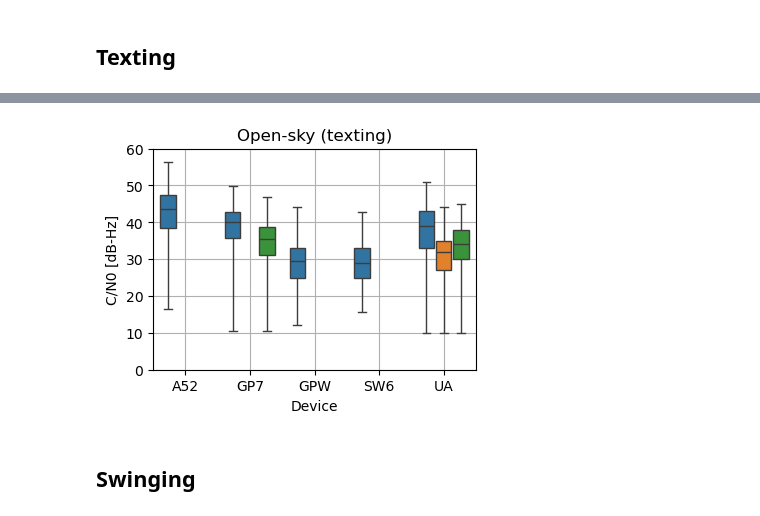
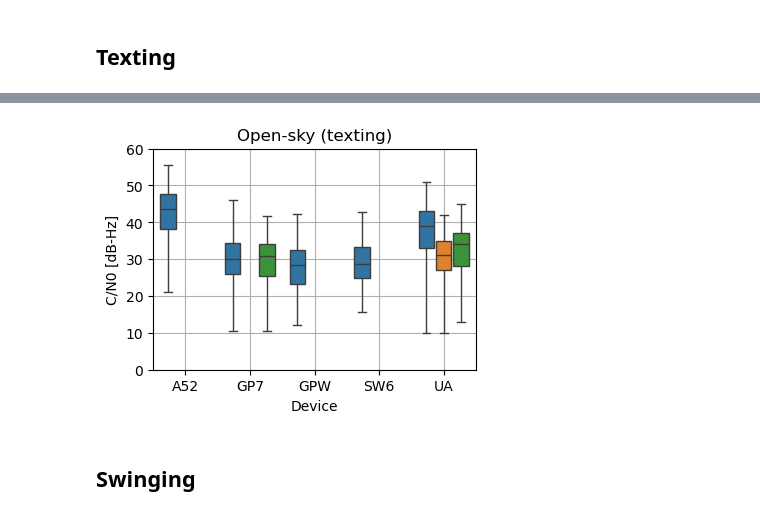
Before and after one commit to agrenier-gnss/MimirAnalyzer, a Jupyter notebook: 2024_Dataset_GEOLOC/measurement_analysis.ipynb, the cells around one changed output, grey strips where cells are left out. Saved outputs shown, nothing was run; the diff lists cells and outputs as text; code cells hidden in the pictures.

```diff
--- a/2024_Dataset_GEOLOC/measurement_analysis.ipynb
+++ b/2024_Dataset_GEOLOC/measurement_analysis.ipynb
@@ -23,0 +19,6 @@ device_uliss = ['UA']
+# %%
+# Load Android files
+log_android = misc.load_raw(folder_path, acq_list, device_android, mode=['TEXTING', 'SWINGING', 'POCKET'], survey=survey)
+# %%
+# Load ULISS RINEX files
+log_rinex = misc.load_rinex(folder_path, acq_list, device_uliss, mode=['TEXTING', 'SWINGING', 'POCKET'], survey=survey)
@@ -24,5 +27,5 @@ device_uliss = ['UA']
+# %%
+# Load ULISS Matlab files
+log_mat = misc.load_mat(folder_path, acq_list, device_uliss, mode=['TEXTING', 'SWINGING', 'POCKET'], survey=survey)
 # %% [markdown]
 ## Texting
-# %%
-# Load files
-log_dict = misc.load_files(folder_path, acq_list, device_android, device_uliss, mode='TEXTING', survey='S1')
@@ -29,9 +48,12 @@ log_dict = misc.load_files(folder_path, acq_list, device_android, device_uliss,
 # %%
-misc.plotBoxPlotCN0(log_dict, device_android, device_uliss)
+log_dict = {}
+log_dict.update(log_android)
+log_dict.update(log_rinex)
+misc.plotBoxPlotCN0PerFrequency(log_dict, device_android, device_uliss)
 plt.title("Open-sky (texting)")
 plt.gca().get_legend().remove()
 # %% [output]
-[figure, old version]
+[figure, new version]
 # %% [markdown]
 ## Swinging
 # %%
```
Also changed, not shown: parts of 11 cells of this notebook, 3 other files.
